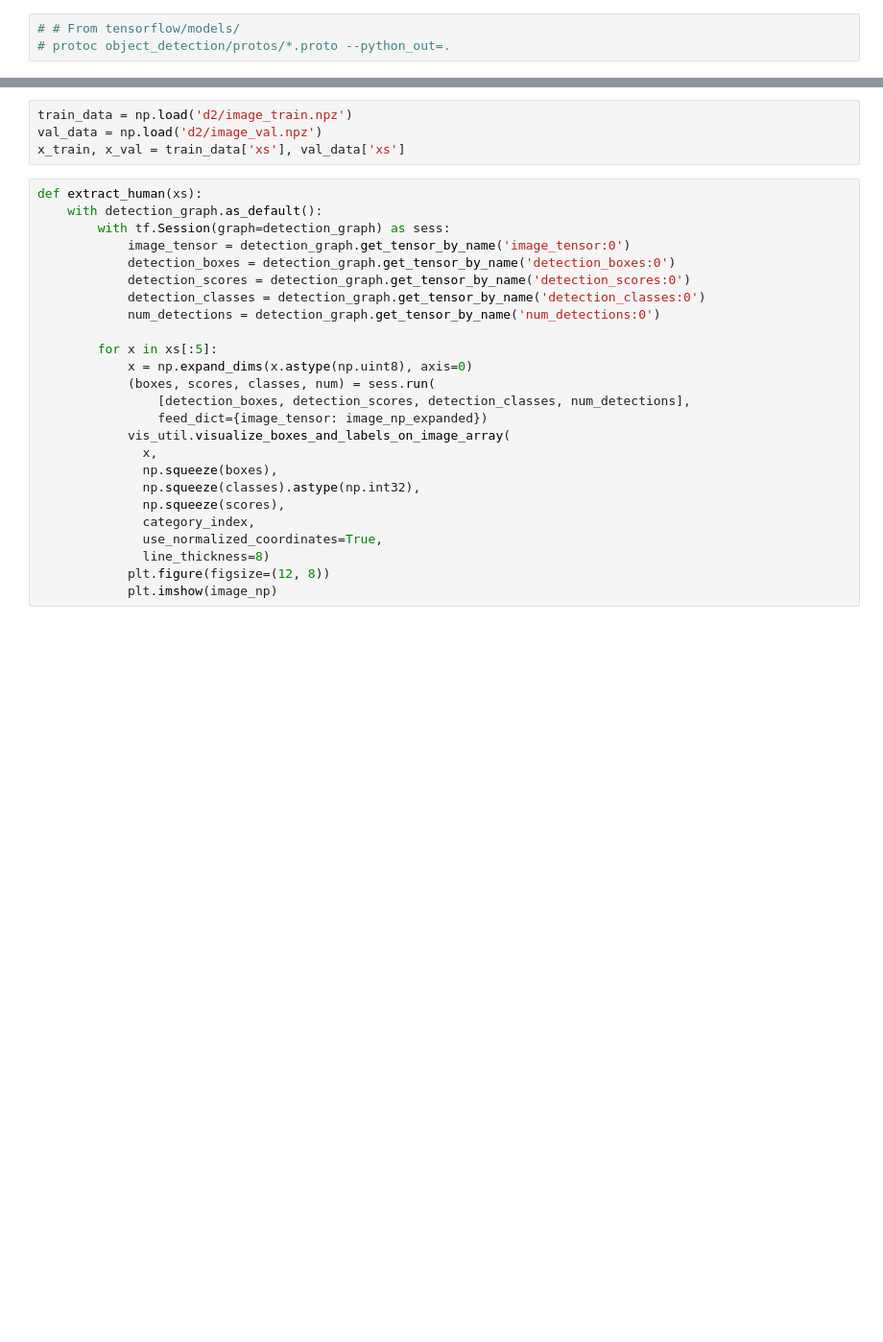
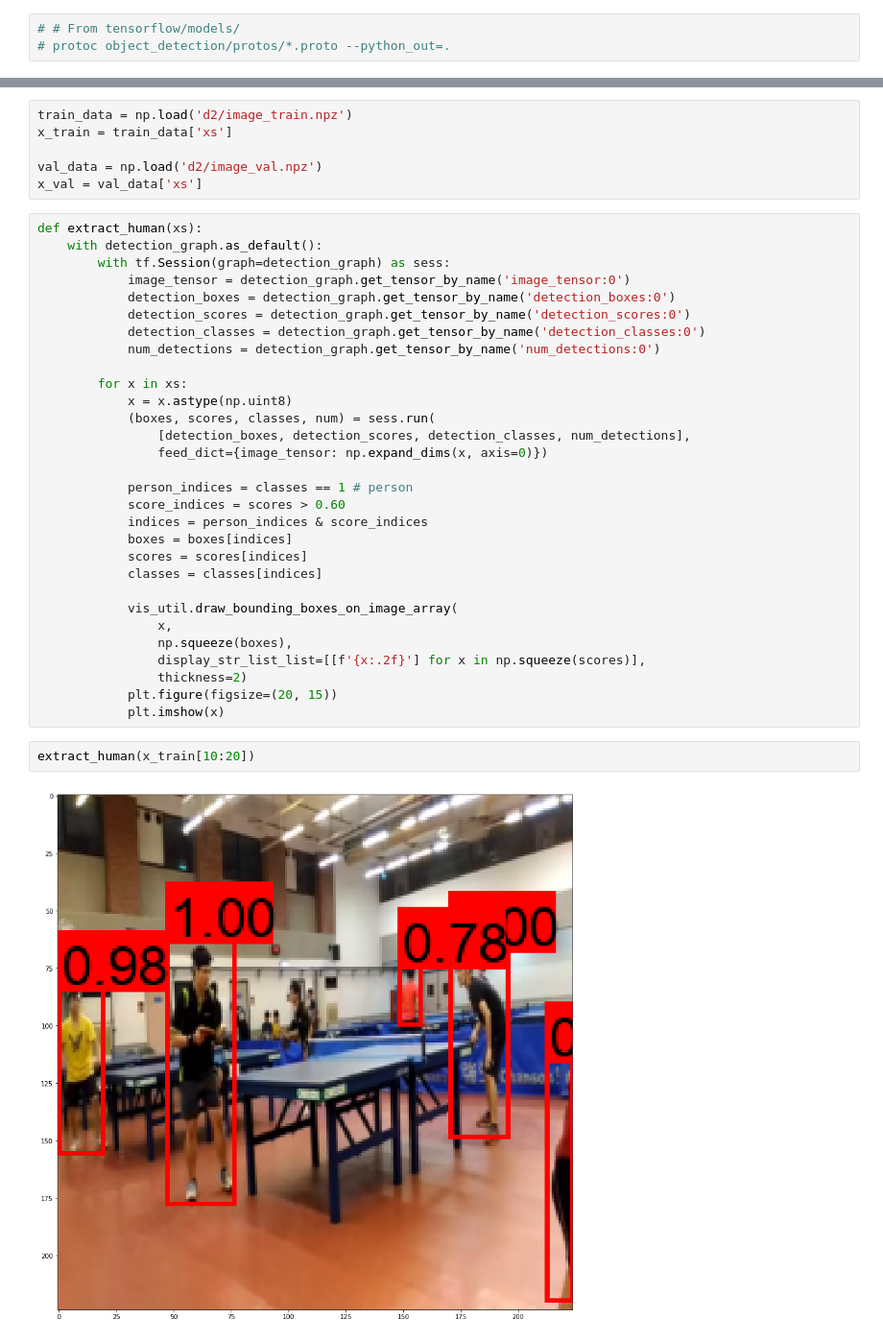
Before and after one commit to amoshyc/tthl-code, a Jupyter notebook: extract_human.ipynb, the cells around one changed output, grey strips where cells are left out. Shown at 96% size. Drawn from its saved outputs; the diff is of its cells as text; blank space fills up the shorter version.

```diff
--- a/extract_human.ipynb
+++ b/extract_human.ipynb
@@ -44,7 +50,9 @@ category_index = label_map_util.create_category_index(categories)
 # %%
 train_data = np.load('d2/image_train.npz')
+x_train = train_data['xs']
+
 val_data = np.load('d2/image_val.npz')
-x_train, x_val = train_data['xs'], val_data['xs']
+x_val = val_data['xs']
 # %%
 def extract_human(xs):
     with detection_graph.as_default():
@@ -55,18 +63,27 @@ def extract_human(xs):
             detection_classes = detection_graph.get_tensor_by_name('detection_classes:0')
             num_detections = detection_graph.get_tensor_by_name('num_detections:0')
 
-        for x in xs[:5]:
-            x = np.expand_dims(x.astype(np.uint8), axis=0)
+        for x in xs:
+            x = x.astype(np.uint8)
             (boxes, scores, classes, num) = sess.run(
                 [detection_boxes, detection_scores, detection_classes, num_detections],
-                feed_dict={image_tensor: image_np_expanded})
-            vis_util.visualize_boxes_and_labels_on_image_array(
-              x,
-              np.squeeze(boxes),
-              np.squeeze(classes).astype(np.int32),
-              np.squeeze(scores),
-              category_index,
-              use_normalized_coordinates=True,
-              line_thickness=8)
-            plt.figure(figsize=(12, 8))
-            plt.imshow(image_np)
+                feed_dict={image_tensor: np.expand_dims(x, axis=0)})
+
+            person_indices = classes == 1 # person
+            score_indices = scores > 0.60
+            indices = person_indices & score_indices
+            boxes = boxes[indices]
+            scores = scores[indices]
+            classes = classes[indices]
+
+            vis_util.draw_bounding_boxes_on_image_array(
+                x,
+                np.squeeze(boxes),
+                display_str_list_list=[[f'{x:.2f}'] for x in np.squeeze(scores)],
+                thickness=2)
+            plt.figure(figsize=(20, 15))
+            plt.imshow(x)
+# %%
+extract_human(x_train[10:20])
+# %% [output]
+[figure, added]
```
Also changed, not shown: parts of 6 cells of this notebook, 2 other files.
